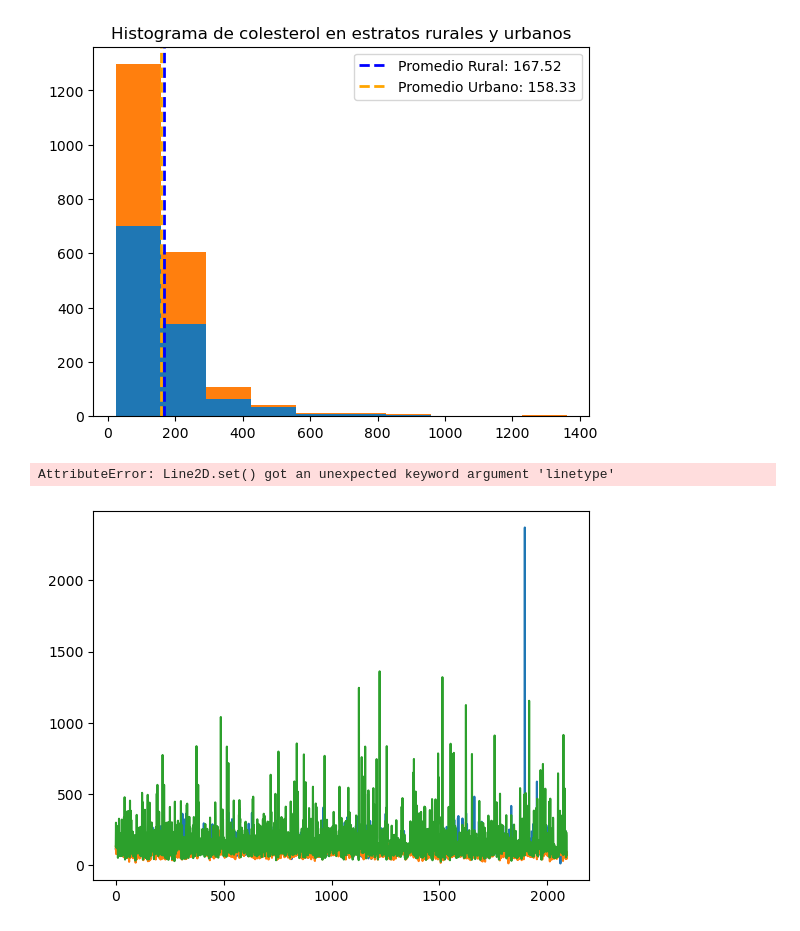
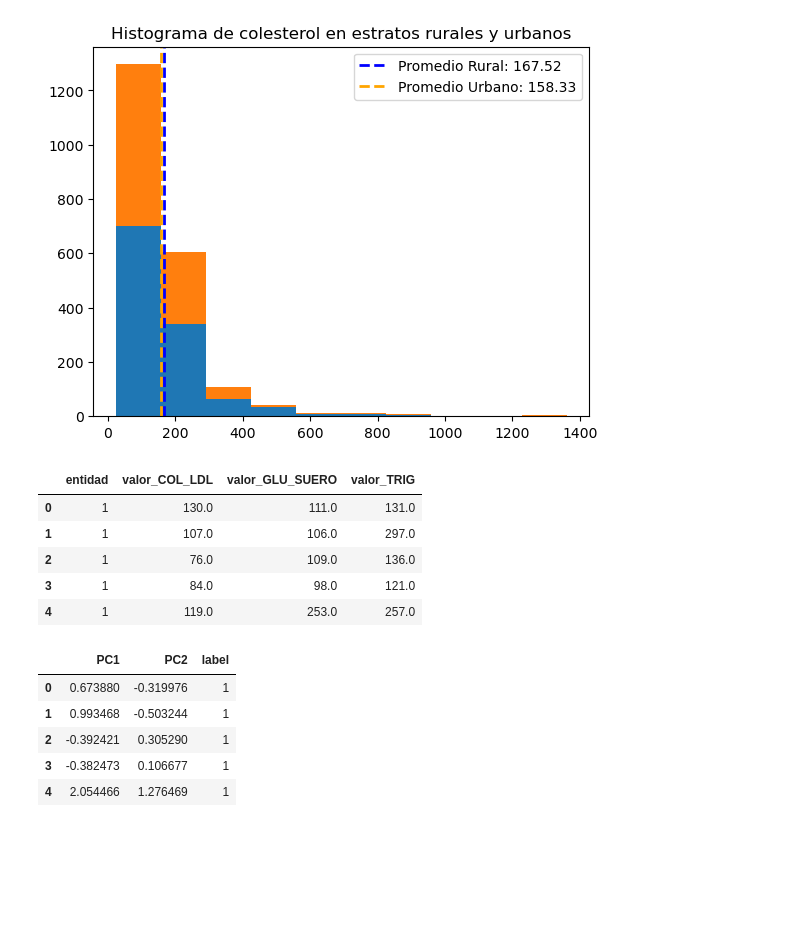
Before and after one commit to Juamops/MA1001b.501, a Jupyter notebook: notebooks/Estrato.ipynb, the cells around one changed output. Drawn from its saved outputs; the diff is of its cells as text; code cells hidden in the pictures; blank space fills up the shorter version.

```diff
--- a/notebooks/Estrato.ipynb
+++ b/notebooks/Estrato.ipynb
@@ -104,11 +110,42 @@ plt.title('Histograma de colesterol en estratos rurales y urbanos')
 plt.show()
 # %% [output]
 [figure]
-# %%
-plt.plot(df['valor_GLU_SUERO'])
-plt.plot(df['valor_COL_LDL'])
-plt.plot(df['valor_TRIG'])
-plt.axvline(df['valor_GLU_SUERO'].argmax(), color='r', linetype='dashed')
-# %% [output]
-AttributeError: Line2D.set() got an unexpected keyword argument 'linetype'
-[figure, removed]
+# %%
+data_PCA=df[['entidad','valor_COL_LDL','valor_GLU_SUERO','valor_TRIG']]
+data_PCA.head()
+# %% [output]
+|  | entidad | valor_COL_LDL | valor_GLU_SUERO | valor_TRIG |
+| 0 | 1 | 130.0 | 111.0 | 131.0 |
+| 1 | 1 | 107.0 | 106.0 | 297.0 |
+| 2 | 1 | 76.0 | 109.0 | 136.0 |
+| 3 | 1 | 84.0 | 98.0 | 121.0 |
+| 4 | 1 | 119.0 | 253.0 | 257.0 |
+# %%
+data_PCA_used=data_PCA.drop(['entidad'],axis=1)
+
+# Estandarización
+from sklearn.preprocessing import StandardScaler
+
+sc = StandardScaler()
+scaled_X = sc.fit_transform(data_PCA_used)
+scaled_X[:5]
+
+#PCA
+from sklearn.decomposition import PCA
+
+pca = PCA(n_components=0.99)
+X_pca = pca.fit_transform(scaled_X)   # Returns a NumPy array
+X_pca[:5]
+
+PC1 = X_pca[:,0]   # Extract the first column
+PC2 = X_pca[:,1]   # Extract the second column
+
+df_PCA = pd.DataFrame({'PC1': PC1, 'PC2': PC2, 'label': data_PCA['entidad']})
+df_PCA.head()
+# %% [output]
+|  | PC1 | PC2 | label |
+| 0 | 0.673880 | -0.319976 | 1 |
+| 1 | 0.993468 | -0.503244 | 1 |
+| 2 | -0.392421 | 0.305290 | 1 |
+| 3 | -0.382473 | 0.106677 | 1 |
+| 4 | 2.054466 | 1.276469 | 1 |
```
Also changed, not shown: parts of 11 cells of this notebook.
